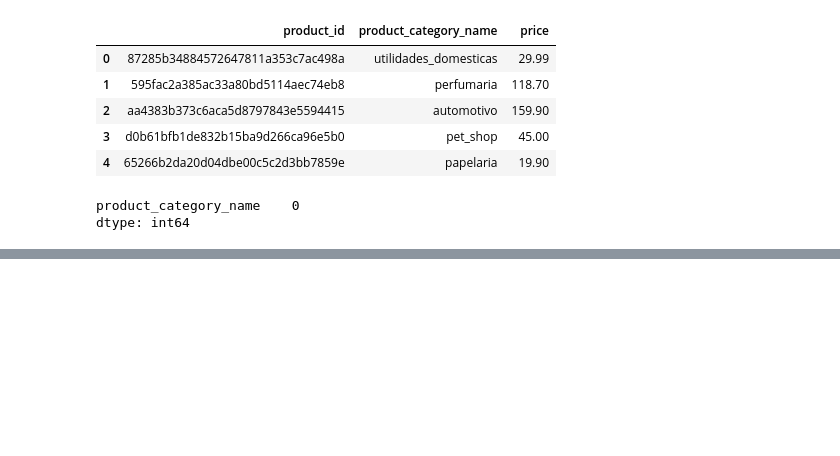
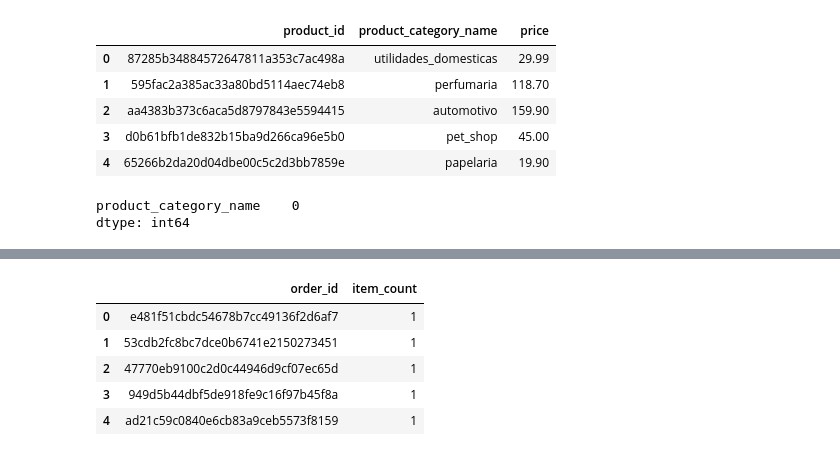
Before and after one commit to harshilarora2005/ecommerce-pipeline, a Jupyter notebook: notebooks/01_etl1_pipeline.ipynb, the cells around one changed output, grey strips where cells are left out. Cells and saved outputs as stored; diff of their text form; code cells hidden in the pictures; blank space fills up the shorter version.

```diff
--- a/notebooks/01_etl1_pipeline.ipynb
+++ b/notebooks/01_etl1_pipeline.ipynb
@@ -286,0 +303,11 @@ master_stage2.to_csv("../data/processed/master_stage2.csv", index=False)
+# %%
+order_counts = master_stage2.groupby('order_id').size().reset_index(name='item_count')
+master_stage2 = master_stage2.merge(order_counts, on='order_id', how='left')
+master_stage2[['order_id', 'item_count']].head()
+# %% [output]
+|  | order_id | item_count |
+| 0 | e481f51cbdc54678b7cc49136f2d6af7 | 1 |
+| 1 | 53cdb2fc8bc7dce0b6741e2150273451 | 1 |
+| 2 | 47770eb9100c2d0c44946d9cf07ec65d | 1 |
+| 3 | 949d5b44dbf5de918fe9c16f97b45f8a | 1 |
+| 4 | ad21c59c0840e6cb83a9ceb5573f8159 | 1 |
```
Also changed, not shown: parts of 7 cells of this notebook, 1 other file.
